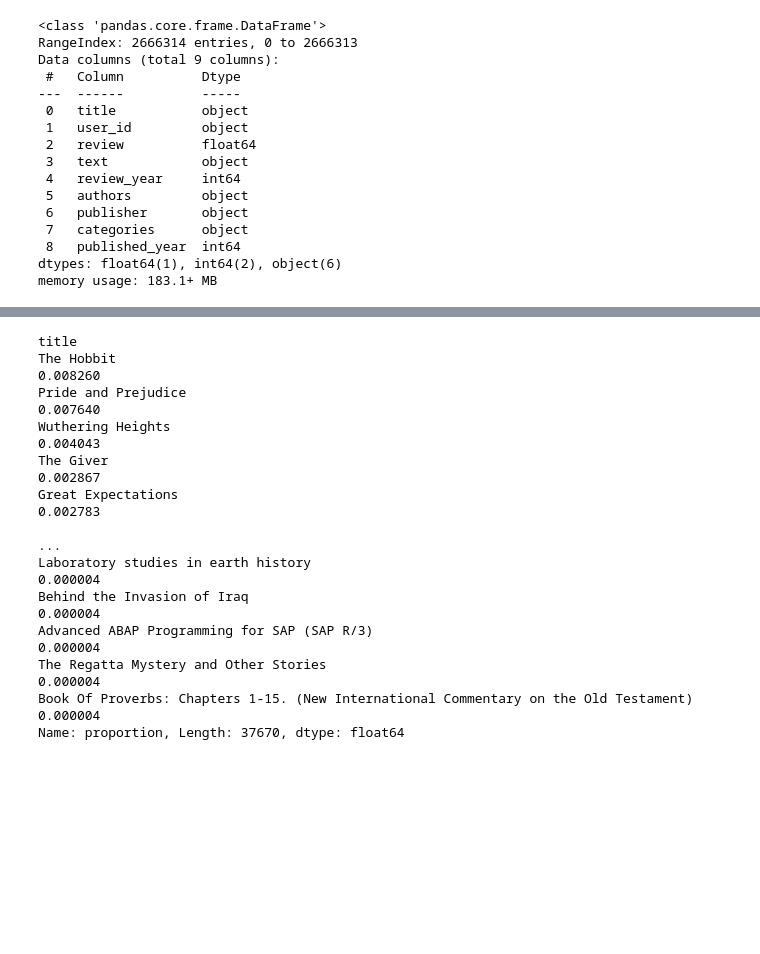
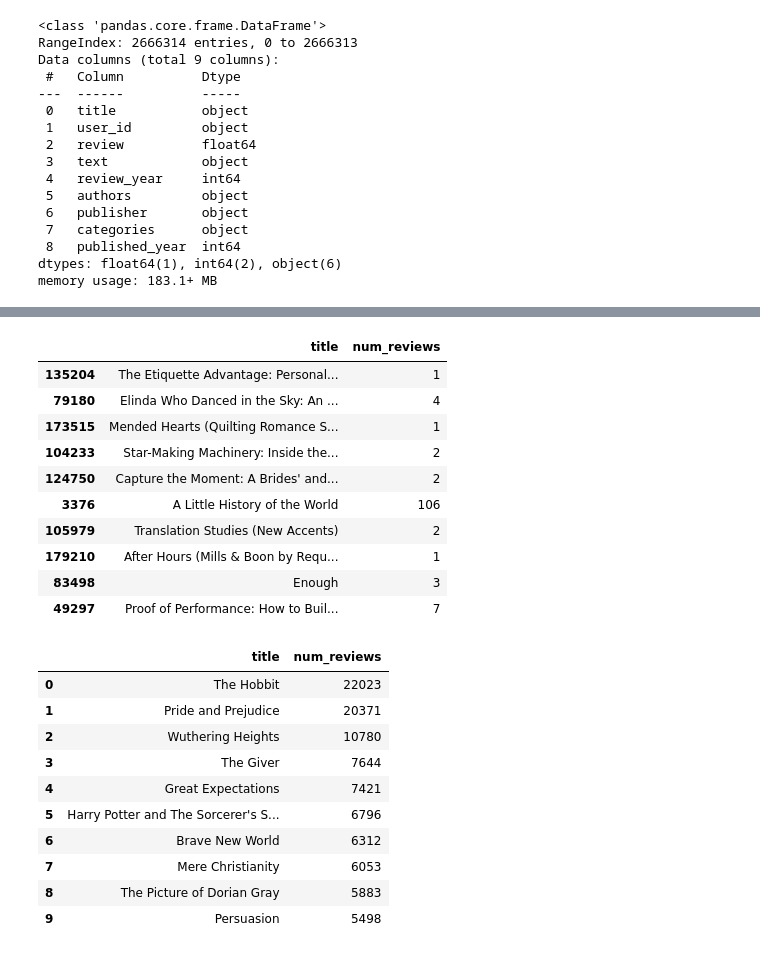
Before and after one commit to arnaldochm/final_project_nlp, a Jupyter notebook: notebooks/notebook_Data_Cleaning.ipynb, the cells around one changed output, grey strips where cells are left out. Saved outputs shown, nothing was run; the diff lists cells and outputs as text; code cells hidden in the pictures; blank space fills up the shorter version.

```diff
--- a/notebooks/notebook_Data_Cleaning.ipynb
+++ b/notebooks/notebook_Data_Cleaning.ipynb
@@ -412,21 +415,0 @@ df_all_data_processed.sample(10)
-# %%
-# Apply Pareto Rule. 20% of the most important entries can map the total dataset.
-normalized_counts = df_all_data_processed['title'].value_counts(normalize=True)
-sorted_normalized_counts = normalized_counts.sort_values(ascending=False)
-threshold = 0.2
-top_20_percent_values = sorted_normalized_counts.head(int(threshold * len(sorted_normalized_counts)))
-top_20_percent_values
-# %% [output]
-title
-The Hobbit                                                                              0.008260
-Pride and Prejudice                                                                     0.007640
-Wuthering Heights                                                                       0.004043
-The Giver                                                                               0.002867
-Great Expectations                                                                      0.002783
-                                                                                          ...
-Laboratory studies in earth history                                                     0.000004
-Behind the Invasion of Iraq                                                             0.000004
-Advanced ABAP Programming for SAP (SAP R/3)                                             0.000004
-The Regatta Mystery and Other Stories                                                   0.000004
-Book Of Proverbs: Chapters 1-15. (New International Commentary on the Old Testament)    0.000004
-Name: proportion, Length: 37670, dtype: float64
@@ -432,0 +426,14 @@ Name: proportion, Length: 37670, dtype: float64
+# %%
+book_reviews_count.sample(10)
+# %% [output]
+|  | title | num_reviews |
+| 135204 | The Etiquette Advantage: Personal... | 1 |
+| 79180 | Elinda Who Danced in the Sky: An ... | 4 |
+| 173515 | Mended Hearts (Quilting Romance S... | 1 |
+| 104233 | Star-Making Machinery: Inside the... | 2 |
+| 124750 | Capture the Moment: A Brides' and... | 2 |
+| 3376 | A Little History of the World | 106 |
+| 105979 | Translation Studies (New Accents) | 2 |
+| 179210 | After Hours (Mills & Boon by Requ... | 1 |
+| 83498 | Enough | 3 |
+| 49297 | Proof of Performance: How to Buil... | 7 |
@@ -432,0 +443,14 @@ Name: proportion, Length: 37670, dtype: float64
+# %%
+book_reviews_count.head(10)
+# %% [output]
+|  | title | num_reviews |
+| 0 | The Hobbit | 22023 |
+| 1 | Pride and Prejudice | 20371 |
+| 2 | Wuthering Heights | 10780 |
+| 3 | The Giver | 7644 |
+| 4 | Great Expectations | 7421 |
+| 5 | Harry Potter and The Sorcerer's S... | 6796 |
+| 6 | Brave New World | 6312 |
+| 7 | Mere Christianity | 6053 |
+| 8 | The Picture of Dorian Gray | 5883 |
+| 9 | Persuasion | 5498 |
```
Also changed, not shown: parts of 41 cells of this notebook.
